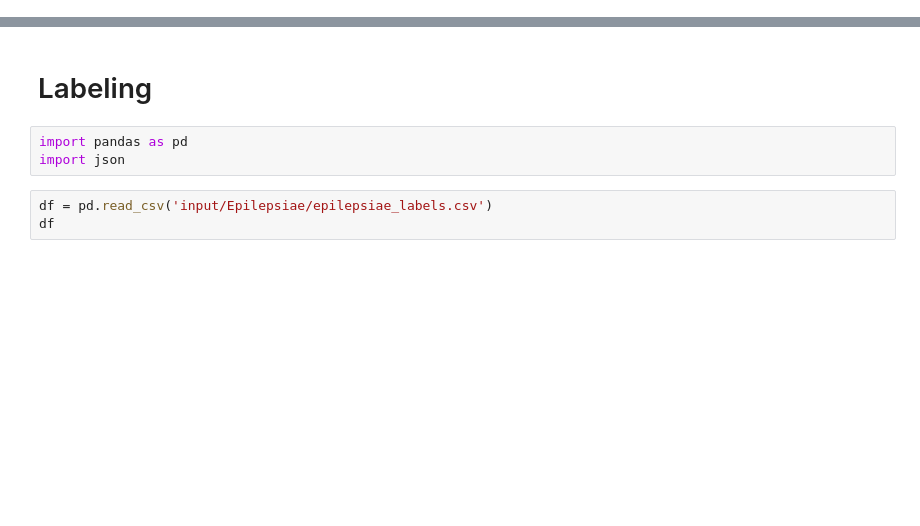
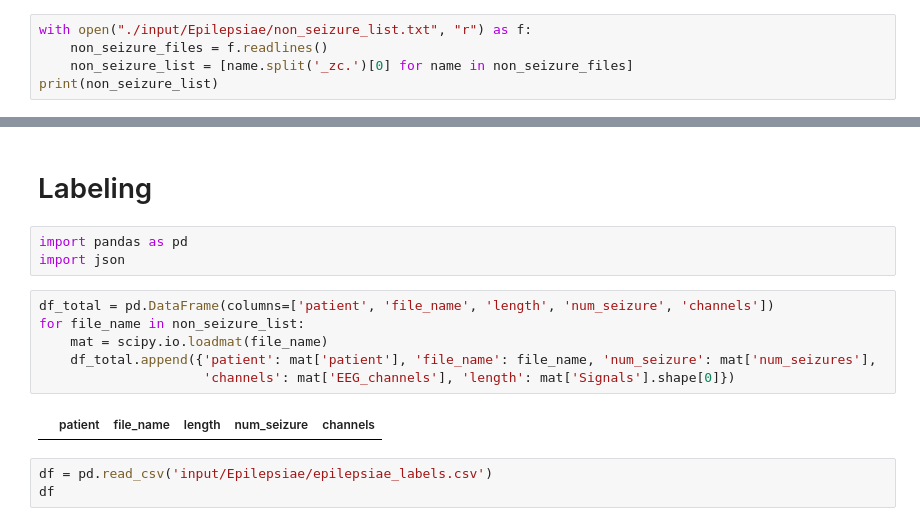
Before and after one commit to esl-epfl/FETCH, a Jupyter notebook: epilepsiae_process.ipynb, the cells around one changed output, grey strips where cells are left out. Saved outputs shown, nothing was run; the diff lists cells and outputs as text; blank space fills up the shorter version.

```diff
--- a/epilepsiae_process.ipynb
+++ b/epilepsiae_process.ipynb
@@ -49,3 +56,8 @@ plt.plot(signals[12, 680000:689365] - signals[10, 680000:689365])
 # %% [output]
 [<matplotlib.lines.Line2D at 0x...>]
 [figure]
+# %%
+with open("./input/Epilepsiae/non_seizure_list.txt", "r") as f:
+    non_seizure_files = f.readlines()
+    non_seizure_list = [name.split('_zc.')[0] for name in non_seizure_files]
+print(non_seizure_list)
@@ -136,6 +150,14 @@ zeroCrossFeaturesAll.shape
 # %%
 import pandas as pd
 import json
+# %%
+df_total = pd.DataFrame(columns=['patient', 'file_name', 'length', 'num_seizure', 'channels'])
+for file_name in non_seizure_list:
+    mat = scipy.io.loadmat(file_name)
+    df_total.append({'patient': mat['patient'], 'file_name': file_name, 'num_seizure': mat['num_seizures'],
+                     'channels': mat['EEG_channels'], 'length': mat['Signals'].shape[0]})
+# %% [output]
+|  | patient | file_name | length | num_seizure | channels |
 # %%
 df = pd.read_csv('input/Epilepsiae/epilepsiae_labels.csv')
 df
```
Also changed, not shown: parts of 9 cells of this notebook, 1 other file.
